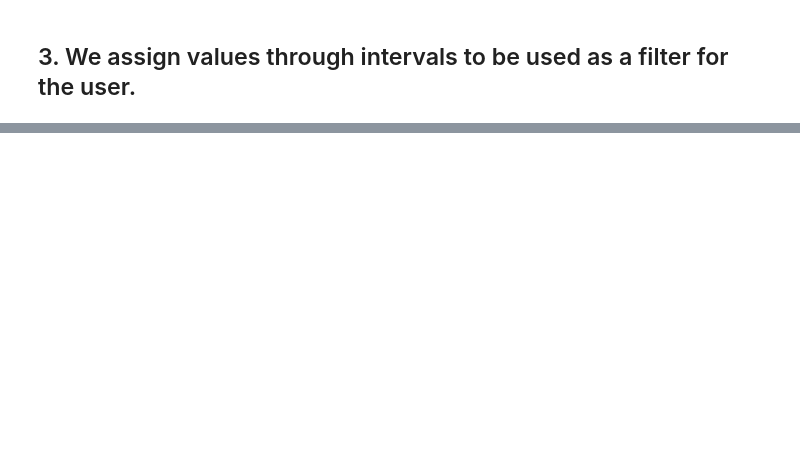
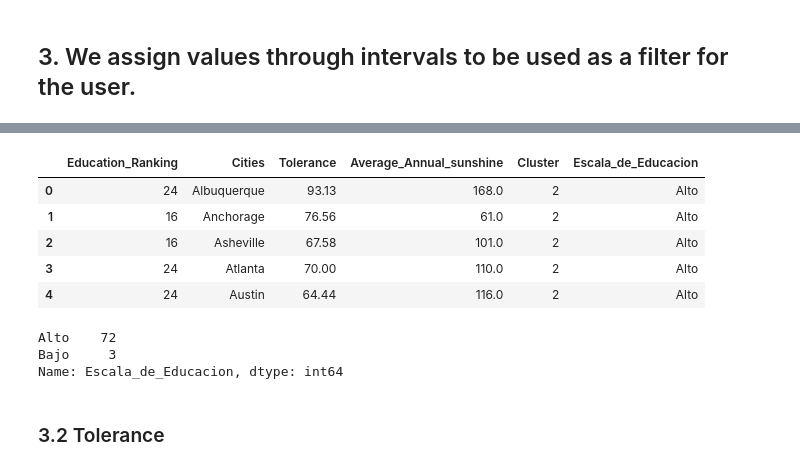
Before and after one commit to daniela-arias/Choose-to-live-better, a Jupyter notebook: Notebooks/Streamlit.ipynb, the cells around one changed output, grey strips where cells are left out. Cells and saved outputs as stored; diff of their text form; code cells hidden in the pictures; blank space fills up the shorter version.

```diff
--- a/Notebooks/Streamlit.ipynb
+++ b/Notebooks/Streamlit.ipynb
@@ -31,0 +69,2 @@ subdata2.drop(['Unnamed: 0','Gun_related_deaths','VAT_Sales_Tax','GDP_per_capita
+# %%
+subdata2["Tolerance"] = subdata2["Tolerance"].astype(dtype=int)
@@ -32,2 +75,4 @@ subdata2.drop(['Unnamed: 0','Gun_related_deaths','VAT_Sales_Tax','GDP_per_capita
+# %%
+subdata2["Average_Annual_sunshine"] = subdata2["Average_Annual_sunshine"].astype(dtype=int)
 # %% [markdown]
 ## 3. We assign values through intervals to be used as a filter for the user.
@@ -33,0 +154,19 @@ subdata2.drop(['Unnamed: 0','Gun_related_deaths','VAT_Sales_Tax','GDP_per_capita
+# %%
+subdata2["Escala_de_Educacion"] = subdata2.Education_Ranking.apply(intervalos_edu)
+# %%
+subdata2.head()
+# %% [output]
+|  | Education_Ranking | Cities | Tolerance | Average_Annual_sunshine | Cluster | Escala_de_Educacion |
+| 0 | 24 | Albuquerque | 93.13 | 168.0 | 2 | Alto |
+| 1 | 16 | Anchorage | 76.56 | 61.0 | 2 | Alto |
+| 2 | 16 | Asheville | 67.58 | 101.0 | 2 | Alto |
+| 3 | 24 | Atlanta | 70.00 | 110.0 | 2 | Alto |
+| 4 | 24 | Austin | 64.44 | 116.0 | 2 | Alto |
+# %%
+subdata2.Escala_de_Educacion.value_counts()
+# %% [output]
+Alto    72
+Bajo     3
+Name: Escala_de_Educacion, dtype: int64
+# %% [markdown]
+### 3.2 Tolerance
```
Also changed, not shown: parts of 63 cells of this notebook, 16 other files.
